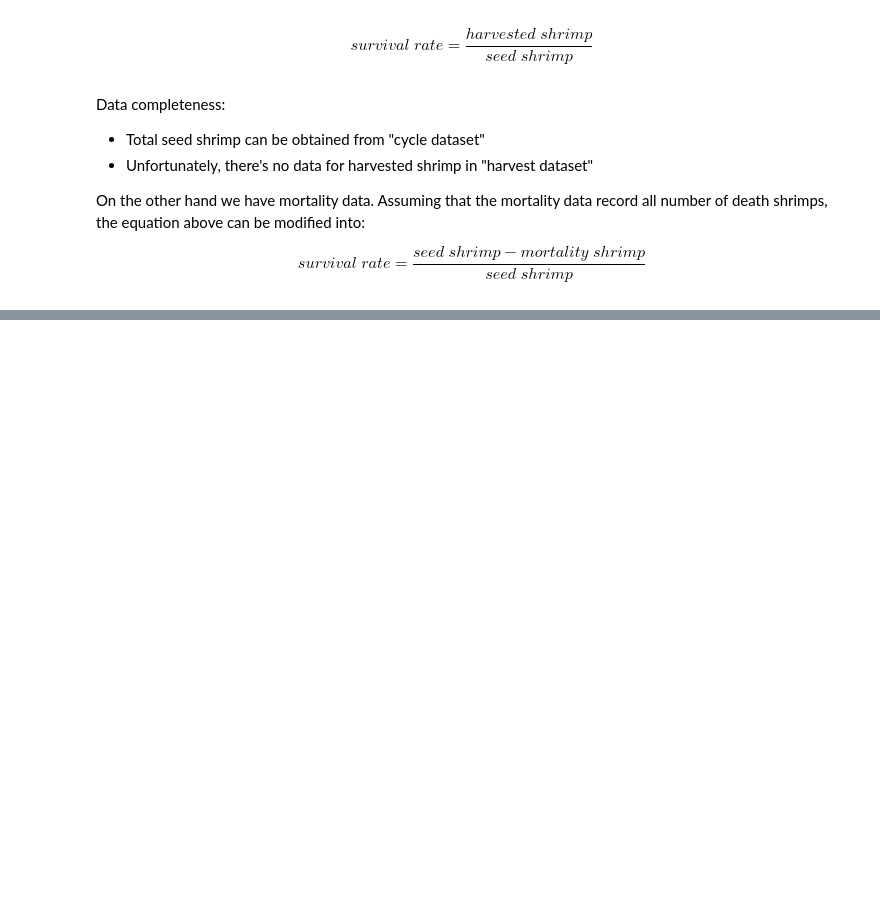
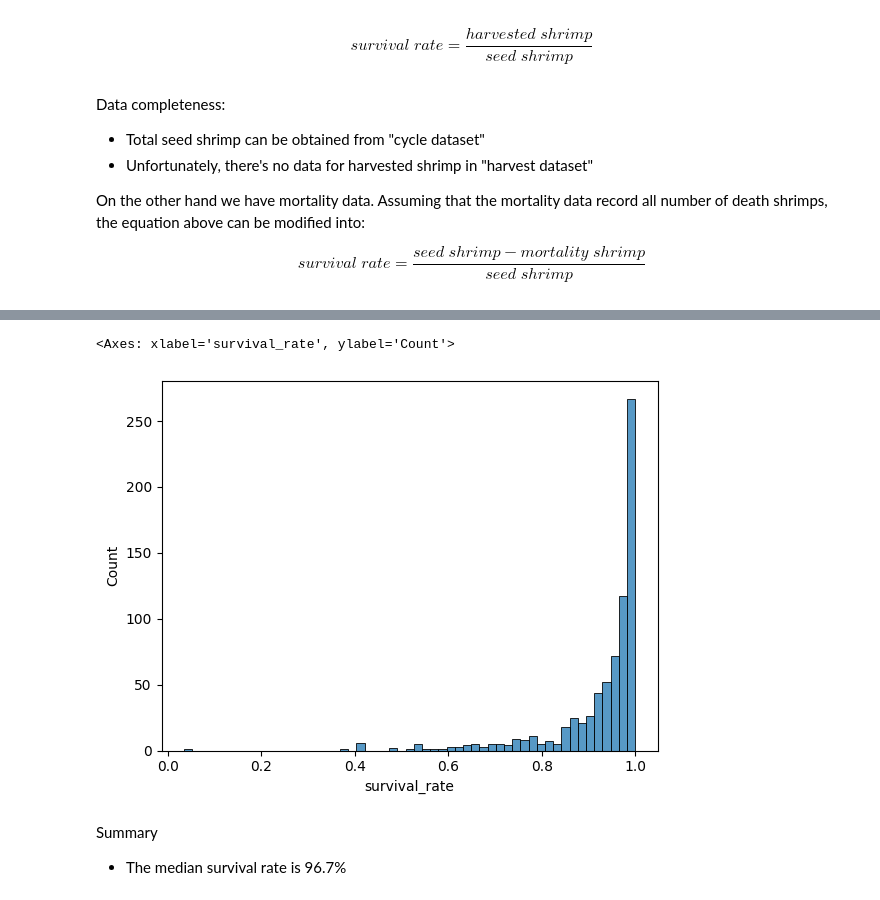
Before and after one commit to Kyunianti19/jala_assignment_test, a Jupyter notebook: analysis.ipynb, the cells around one changed output, grey strips where cells are left out. Drawn from its saved outputs; the diff is of its cells as text; code cells hidden in the pictures; blank space fills up the shorter version.

Commit message:
Finish SR Calculation
Finishing the Survival Rate Calculation

```diff
--- a/analysis.ipynb
+++ b/analysis.ipynb
@@ -49,3 +49,17 @@ df_mortalities.record_date = pd.to_datetime(df_mortalities.record_date)
 # Drop duplicates and null rows
 df_mortalities = df_mortalities.drop_duplicates()
 df_mortalities = df_mortalities.dropna(subset=['cycle_id', 'record_date', 'total_mortality_shrimp'])
+# %%
+# Count harvest
+df_count_harvest = df_cycle[['cycle_id', 'start_date', 'finish_date']].merge(df_harvest[['cycle_id', 'harvest_date']],
+                                                                              how='inner', on=['cycle_id'])
+df_count_harvest = df_count_harvest[(df_count_harvest.start_date<=df_count_harvest.harvest_date)&(df_count_harvest.finish_date>=df_count_harvest.harvest_date)]
+df_count_harvest = df_count_harvest.drop_duplicates()
+df_count_harvest = df_count_harvest.groupby(['cycle_id', 'start_date', 'finish_date']).count().reset_index()
+df_count_harvest.columns = ['cycle_id', 'start_date', 'finish_date', 'harvest_times']
+# Join cycle & harvest
+df_cycle_harvest = df_cycle.merge(df_harvest[df_harvest.harvest_status=='Full'],
+                                  how='inner', left_on=['cycle_id', 'finish_date'], right_on=['cycle_id', 'harvest_date'])
+df_cycle_harvest = df_cycle_harvest.merge(df_count_harvest, how='left', on=['cycle_id', 'start_date', 'finish_date'])
+df_cycle_harvest = df_cycle_harvest.drop(columns='harvest_date')
+df_cycle_harvest
@@ -51,0 +80,10 @@ df_mortalities = df_mortalities.dropna(subset=['cycle_id', 'record_date', 'total
+# %%
+# Count Mortality
+df_count_mortality = df_cycle[['cycle_id', 'start_date', 'finish_date']].merge(df_mortalities,
+                                                                               how='inner', on=['cycle_id'])
+df_count_mortality = df_count_mortality[(df_count_mortality.start_date<=df_count_mortality.record_date)&(df_count_mortality.finish_date>=df_count_mortality.record_date)]
+df_count_mortality = df_count_mortality.drop_duplicates()
+df_count_mortality = df_count_mortality.drop(columns='record_date').groupby(['cycle_id', 'start_date', 'finish_date']).sum().reset_index()
+# Join cycle & harvest & mortality
+df_cycle_harvest_mortality = df_cycle_harvest.merge(df_count_mortality, how='left', on=['cycle_id', 'start_date', 'finish_date'])
+df_cycle_harvest_mortality
@@ -121,0 +122,6 @@ df_cycle[df_cycle.id == 7273].sort_values(by=['id', 'updated_at'])
+# %%
+# Drop null rows - Only calculate SR for shrimp cycle that have mortality record & harvest status = Full (finish)
+df_cycle_harvest_mortality = df_cycle_harvest_mortality.dropna(subset=['total_mortality_shrimp'])
+# Validate data: total_mortality_shrimp must be less than or equal to total_seed_shrimp
+df_cycle_harvest_mortality = df_cycle_harvest_mortality[df_cycle_harvest_mortality.total_seed_shrimp >= df_cycle_harvest_mortality.total_mortality_shrimp]
+df_cycle_harvest_mortality
@@ -121,0 +142,5 @@ df_cycle[df_cycle.id == 7273].sort_values(by=['id', 'updated_at'])
+# %%
+# Calculate SR
+df_cycle_harvest_mortality['survival_rate'] = 1 - df_cycle_harvest_mortality['total_mortality_shrimp'] / df_cycle_harvest_mortality['total_seed_shrimp']
+# Save the final data calculation
+df_cycle_harvest_mortality.to_csv('SR_calculation.csv', index=False)
@@ -121,0 +159,8 @@ df_cycle[df_cycle.id == 7273].sort_values(by=['id', 'updated_at'])
+# %%
+sns.histplot(df_cycle_harvest_mortality, x="survival_rate")
+# %% [output]
+<Axes: xlabel='survival_rate', ylabel='Count'>
+[figure, added]
+# %% [markdown]
+Summary
+- The median survival rate is 96.7%
```
Also changed, not shown: parts of 12 cells of this notebook, 1 other file.
